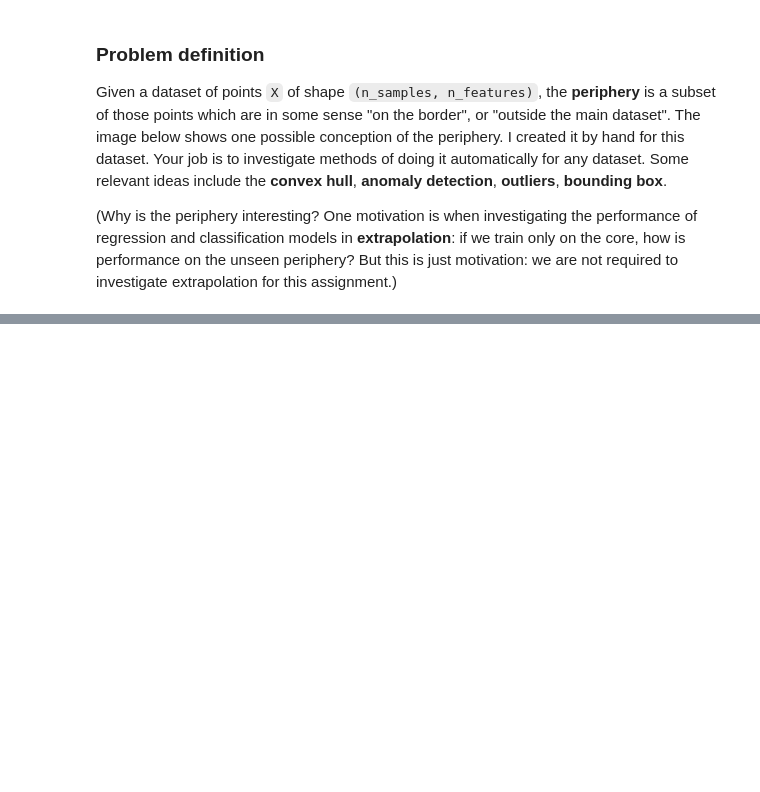
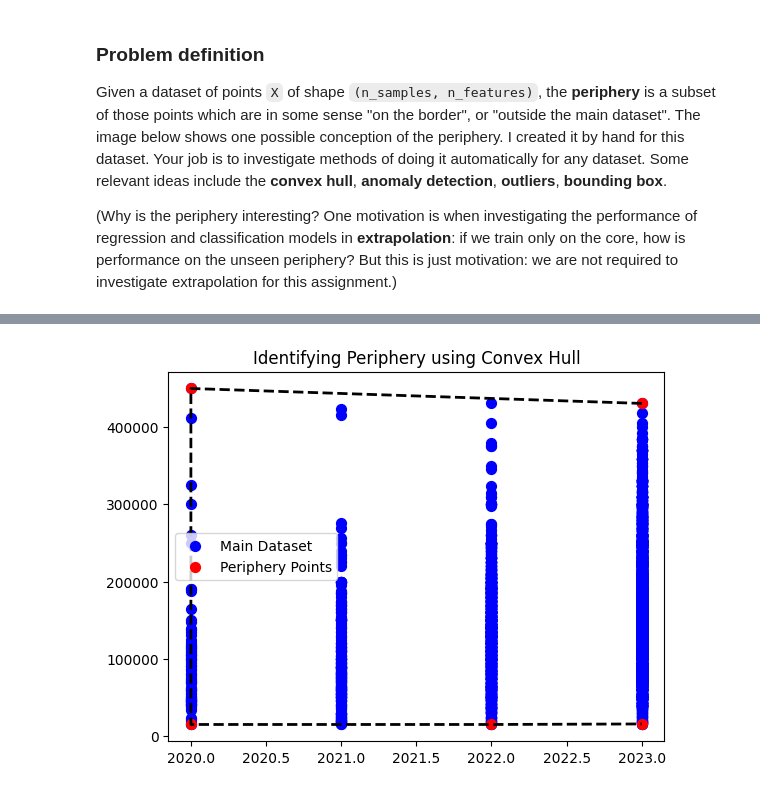
Before and after one commit to RafaelNovais/MasterAI, a Jupyter notebook: Assignment_2_Periphery.ipynb, the cells around one changed output, grey strips where cells are left out. Drawn from its saved outputs; the diff is of its cells as text; code cells hidden in the pictures; blank space fills up the shorter version.

```diff
--- a/Assignment_2_Periphery.ipynb
+++ b/Assignment_2_Periphery.ipynb
@@ -80,0 +81,30 @@ plt.show()
+# %%
+import numpy as np
+import pandas as pd
+import matplotlib.pyplot as plt
+from scipy.spatial import ConvexHull
+from sklearn.base import BaseEstimator
+from sklearn.cluster import DBSCAN
+from sklearn.ensemble import IsolationForest
+import seaborn as sns
+
+#Read File
+data = pd.read_csv('/content/drive/MyDrive/Master/salaries.csv')
+
+
+
+
+X = data[["work_year", "salary_in_usd"]].values
+hull = ConvexHull(X)
+periphery_indices = hull.vertices
+periphery_points = X[periphery_indices]
+
+
+plt.scatter(X[:, 0], X[:, 1], s=50, c='b', label='Main Dataset')
+plt.scatter(periphery_points[:, 0], periphery_points[:, 1], s=50, c='r', label='Periphery Points')
+plt.plot(X[periphery_indices, 0], X[periphery_indices, 1], 'k--', lw=2)
+plt.legend()
+plt.title("Identifying Periphery using Convex Hull")
+plt.show()
+# %% [output]
+[figure, added]
```
Also changed, not shown: parts of 4 cells of this notebook.
